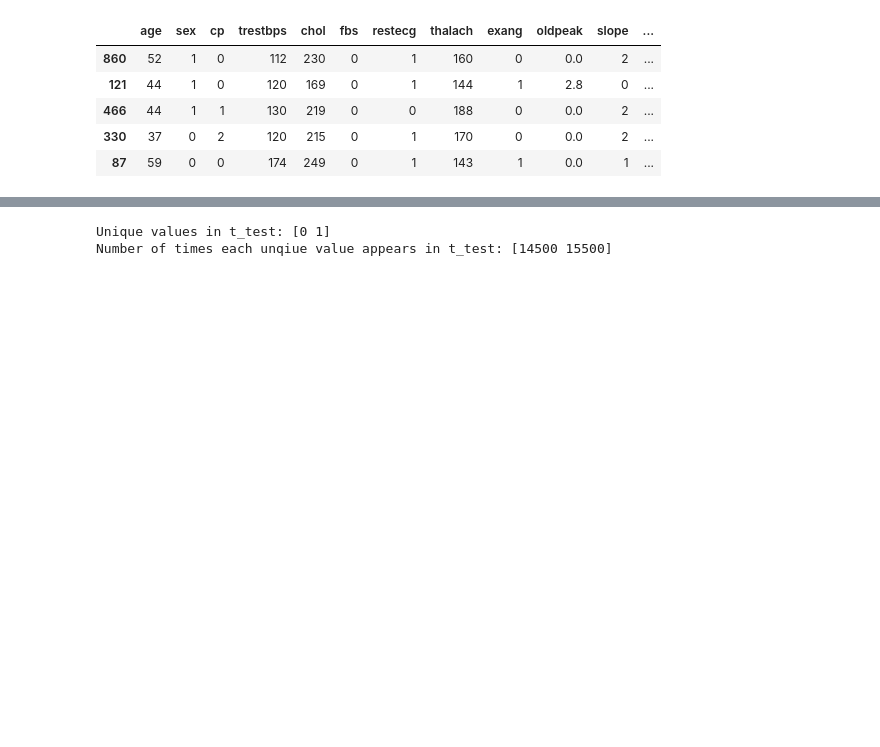
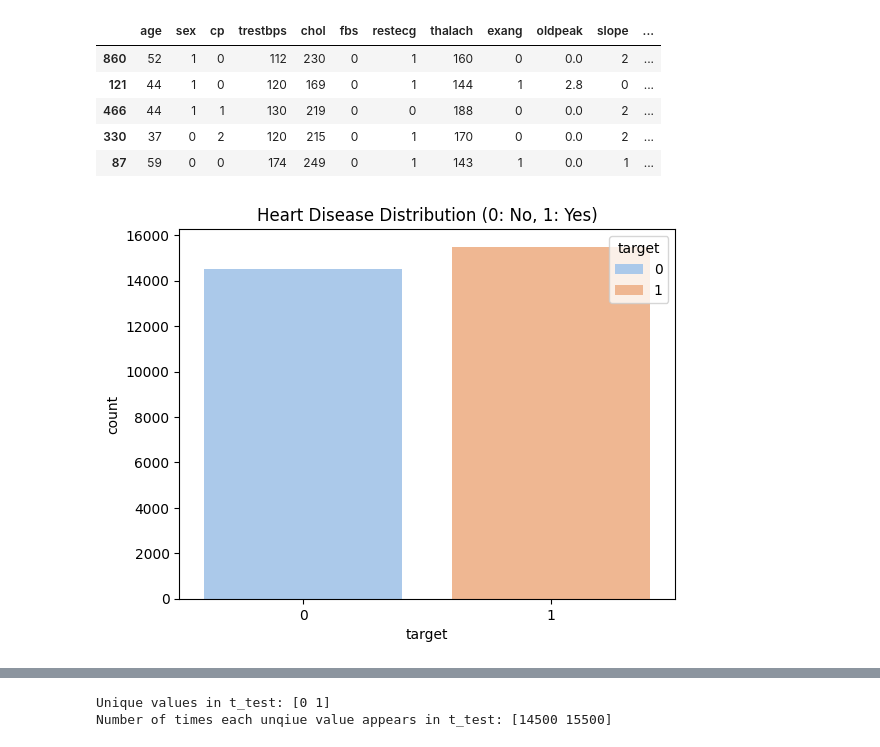
Before and after one commit to cnkouakou/ITC5154_clkouakou, a Jupyter notebook: 5154_Claude_Project.ipynb, the cells around one changed output, grey strips where cells are left out. Drawn from its saved outputs; the diff is of its cells as text; code cells hidden in the pictures; blank space fills up the shorter version.

```diff
--- a/5154_Claude_Project.ipynb
+++ b/5154_Claude_Project.ipynb
@@ -90,3 +97,10 @@ heart_df.head()
 | 466 | 44 | 1 | 1 | 130 | 219 | 0 | 0 | 188 | 0 | 0.0 | 2 | ... |
 | 330 | 37 | 0 | 2 | 120 | 215 | 0 | 1 | 170 | 0 | 0.0 | 2 | ... |
 | 87 | 59 | 0 | 0 | 174 | 249 | 0 | 1 | 143 | 1 | 0.0 | 1 | ... |
+# %%
+# Class distribution
+sns.countplot(x='target', data=heart_df, hue = 'target',  palette='pastel')
+plt.title("Heart Disease Distribution (0: No, 1: Yes)")
+plt.show()
+# %% [output]
+[figure, added]
```
Also changed, not shown: parts of 9 cells of this notebook, 2 other files.
